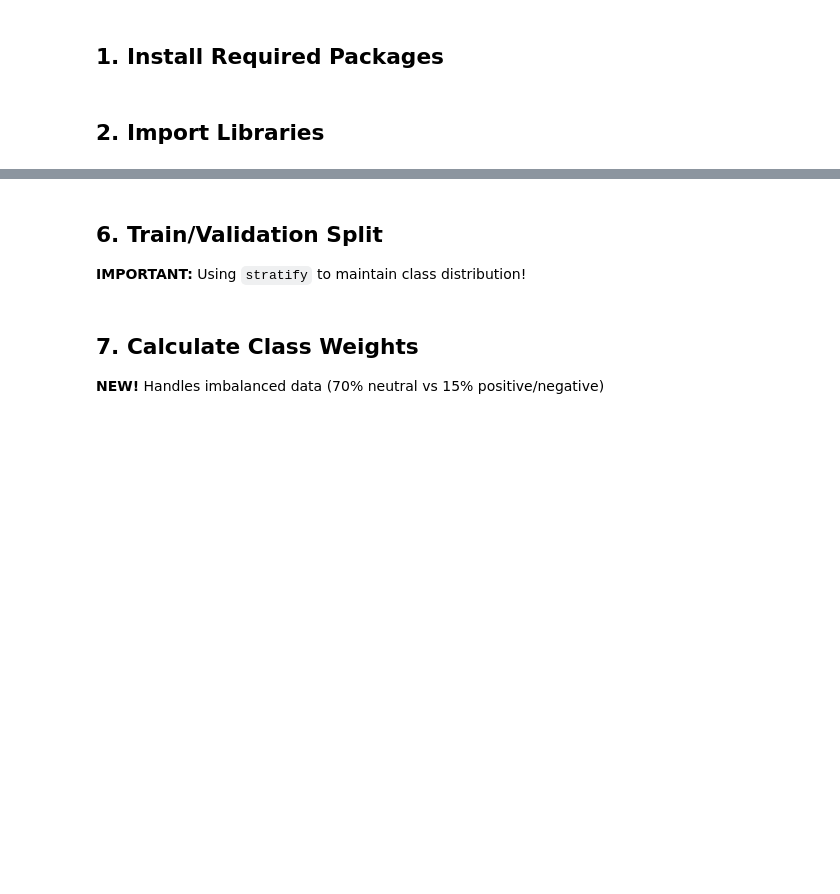
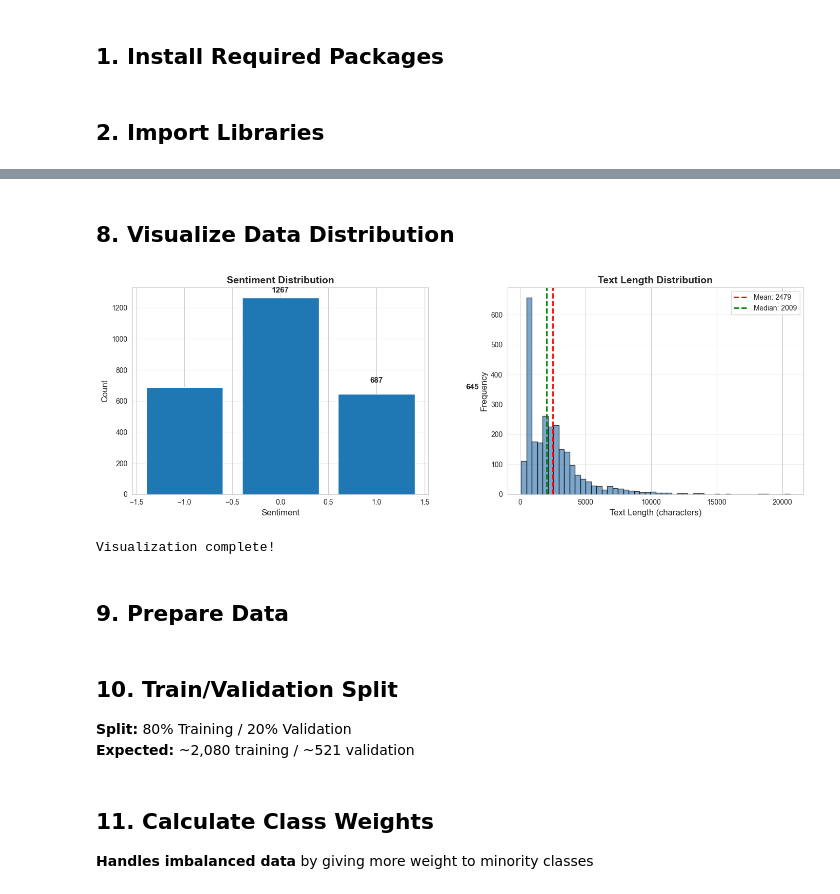
Before and after one commit to ininick/skripsis, a Jupyter notebook: source code/training/training_indobert_OPTIMIZED.ipynb, the cells around one changed output, grey strips where cells are left out. Cells and saved outputs as stored; diff of their text form; code cells hidden in the pictures; blank space fills up the shorter version.

Commit message:
done checking davin's optimized indobert training

```diff
--- a/source code/training/training_indobert_OPTIMIZED.ipynb
+++ b/source code/training/training_indobert_OPTIMIZED.ipynb
@@ -93 +265,48 @@ df.head()
+# %% [markdown]
+## 8. Visualize Data Distribution
+# %%
+# Set style
+sns.set_style('whitegrid')
+
+# Create figure
+fig, axes = plt.subplots(1, 2, figsize=(14, 5))
+
+# Plot 1: Label distribution
+label_counts = df['label'].value_counts()
+colors = {'negative': '#d62728', 'neutral': '#7f7f7f', 'positive': '#2ca02c'}
+bar_colors = [colors.get(label, '#1f77b4') for label in label_counts.index]
+
+axes[0].bar(label_counts.index, label_counts.values, color=bar_colors)
+axes[0].set_xlabel('Sentiment', fontsize=12)
+axes[0].set_ylabel('Count', fontsize=12)
+axes[0].set_title('Sentiment Distribution', fontsize=14, fontweight='bold')
+axes[0].grid(axis='y', alpha=0.3)
+
+# Add value labels
+for i, v in enumerate(label_counts.values):
+    axes[0].text(i, v + 20, str(v), ha='center', va='bottom',
+                 fontsize=11, fontweight='bold')
+
+# Plot 2: Text length distribution
+axes[1].hist(df['text_length'], bins=50, color='steelblue',
+             edgecolor='black', alpha=0.7)
+axes[1].axvline(df['text_length'].mean(), color='red', linestyle='--',
+                linewidth=2, label=f"Mean: {df['text_length'].mean():.0f}")
+axes[1].axvline(df['text_length'].median(), color='green', linestyle='--',
+                linewidth=2, label=f"Median: {df['text_length'].median():.0f}")
+axes[1].set_xlabel('Text Length (characters)', fontsize=12)
+axes[1].set_ylabel('Frequency', fontsize=12)
+axes[1].set_title('Text Length Distribution', fontsize=14, fontweight='bold')
+axes[1].legend()
+axes[1].grid(axis='y', alpha=0.3)
+
+plt.tight_layout()
+plt.show()
+
+print(f"\nVisualization complete!")
+# %% [output]
+[figure, added]
+Visualization complete!
+# %% [markdown]
+## 9. Prepare Data
 # %%
@@ -113,5 +326,6 @@ df = df.rename(columns={'content': 'text'})
 # %% [markdown]
-## 6. Train/Validation Split
+## 10. Train/Validation Split
 
-**IMPORTANT:** Using `stratify` to maintain class distribution!
+**Split:** 80% Training / 20% Validation
+**Expected:** ~2,080 training / ~521 validation
 # %%
@@ -134,5 +359,5 @@ print(val_df['sentiment'].value_counts())
 # %% [markdown]
-## 7. Calculate Class Weights
+## 11. Calculate Class Weights
 
-**NEW!** Handles imbalanced data (70% neutral vs 15% positive/negative)
+**Handles imbalanced data** by giving more weight to minority classes
 # %%
```
Also changed, not shown: parts of 42 cells of this notebook, 2 other files.
